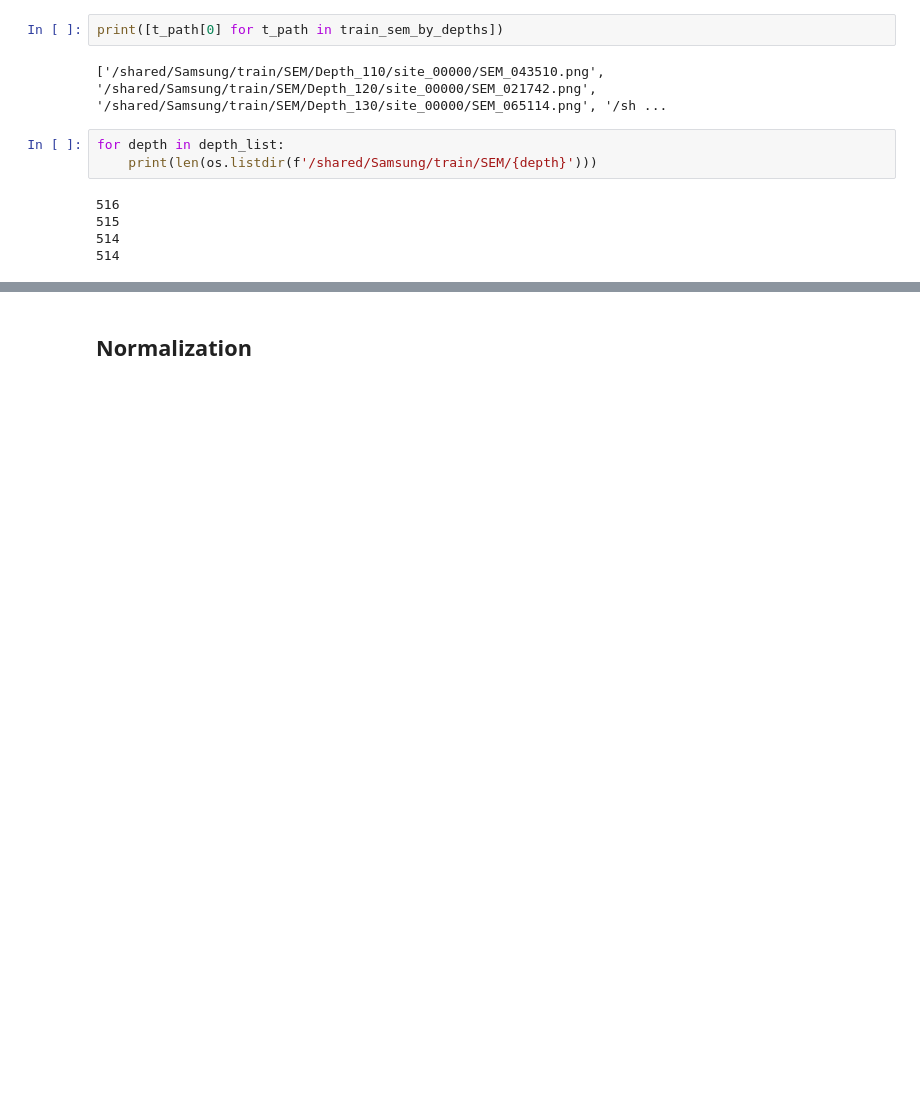
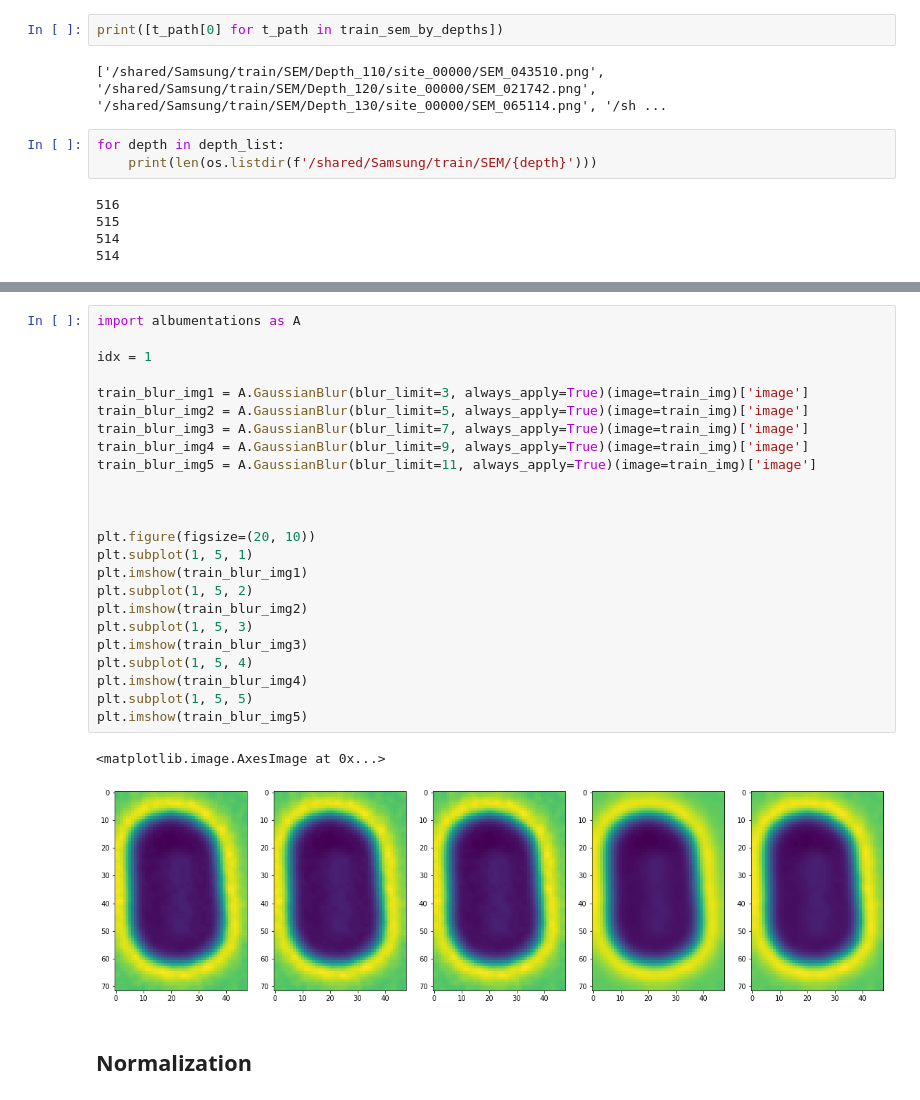
Before and after one commit to Normalist-K/dacon-sem, a Jupyter notebook: notebooks/eda.ipynb, the cells around one changed output, grey strips where cells are left out. Drawn from its saved outputs; the diff is of its cells as text; blank space fills up the shorter version.

```diff
--- a/notebooks/eda.ipynb
+++ b/notebooks/eda.ipynb
@@ -58,2 +207,29 @@ for depth in depth_list:
+# %%
+import albumentations as A
+
+idx = 1
+
+train_blur_img1 = A.GaussianBlur(blur_limit=3, always_apply=True)(image=train_img)['image']
+train_blur_img2 = A.GaussianBlur(blur_limit=5, always_apply=True)(image=train_img)['image']
+train_blur_img3 = A.GaussianBlur(blur_limit=7, always_apply=True)(image=train_img)['image']
+train_blur_img4 = A.GaussianBlur(blur_limit=9, always_apply=True)(image=train_img)['image']
+train_blur_img5 = A.GaussianBlur(blur_limit=11, always_apply=True)(image=train_img)['image']
+
+
+
+plt.figure(figsize=(20, 10))
+plt.subplot(1, 5, 1)
+plt.imshow(train_blur_img1)
+plt.subplot(1, 5, 2)
+plt.imshow(train_blur_img2)
+plt.subplot(1, 5, 3)
+plt.imshow(train_blur_img3)
+plt.subplot(1, 5, 4)
+plt.imshow(train_blur_img4)
+plt.subplot(1, 5, 5)
+plt.imshow(train_blur_img5)
+# %% [output]
+<matplotlib.image.AxesImage at 0x...>
+[figure, added]
 # %% [markdown]
 ## Normalization
```
Also changed, not shown: parts of 23 cells of this notebook, 5 other files.
